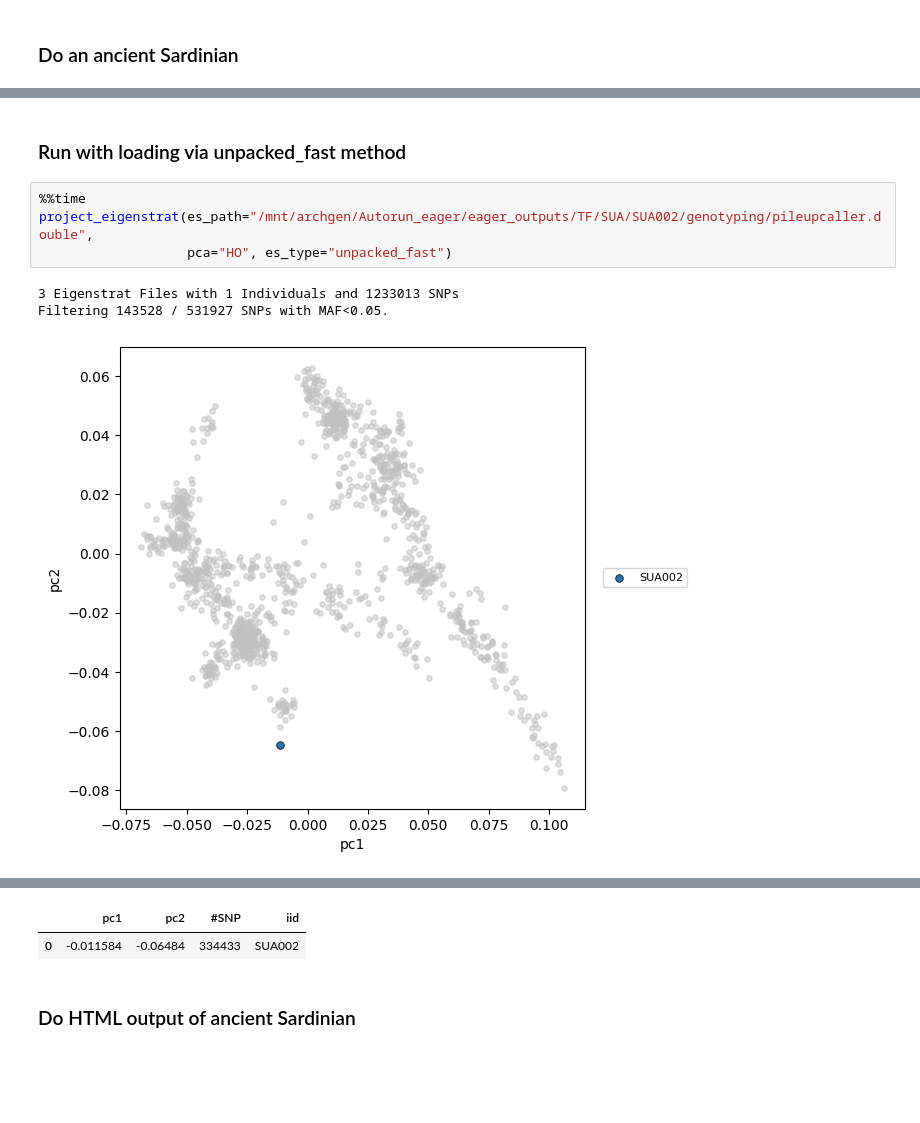
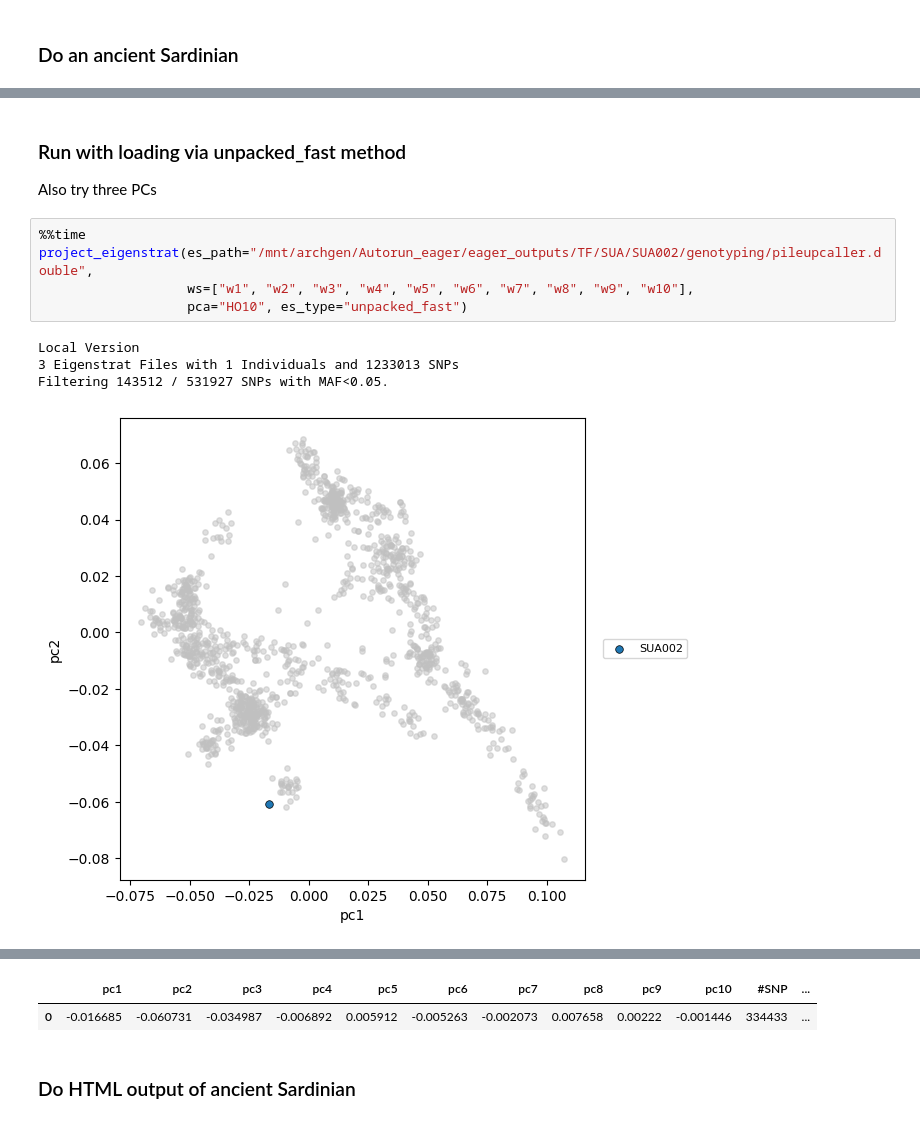
Before and after one commit to hringbauer/projectPCA, a Jupyter notebook: notebooks/proj_es.ipynb, the cells around one changed output, grey strips where cells are left out. Cells and saved outputs as stored; diff of their text form; blank space fills up the shorter version.

```diff
--- a/notebooks/proj_es.ipynb
+++ b/notebooks/proj_es.ipynb
@@ -57,11 +57,14 @@ Wall time: 8.13 s
 | 0 | -0.011584 | -0.06484 | 334433 | SUA002 |
 # %% [markdown]
 ### Run with loading via unpacked_fast method
+Also try three PCs
 # %%
 %%time
 project_eigenstrat(es_path="/mnt/archgen/Autorun_eager/eager_outputs/TF/SUA/SUA002/genotyping/pileupcaller.double",
-                   pca="HO", es_type="unpacked_fast")
+                   ws=["w1", "w2", "w3", "w4", "w5", "w6", "w7", "w8", "w9", "w10"],
+                   pca="HO10", es_type="unpacked_fast")
 # %% [output]
+Local Version
 3 Eigenstrat Files with 1 Individuals and 1233013 SNPs
-Filtering 143528 / 531927 SNPs with MAF<0.05.
+Filtering 143512 / 531927 SNPs with MAF<0.05.
-[figure, old version]
+[figure, new version]
@@ -70,5 +73,5 @@ Wall time: 6.44 s
-|  | pc1 | pc2 | #SNP | iid |
-| 0 | -0.011584 | -0.06484 | 334433 | SUA002 |
+|  | pc1 | pc2 | pc3 | pc4 | pc5 | pc6 | pc7 | pc8 | pc9 | pc10 | #SNP | ... |
+| 0 | -0.016685 | -0.060731 | -0.034987 | -0.006892 | 0.005912 | -0.005263 | -0.002073 | 0.007658 | 0.00222 | -0.001446 | 334433 | ... |
 # %% [markdown]
 ### Do HTML output of ancient Sardinian
 # %%
```
Also changed, not shown: parts of 7 cells of this notebook, 14 other files.
